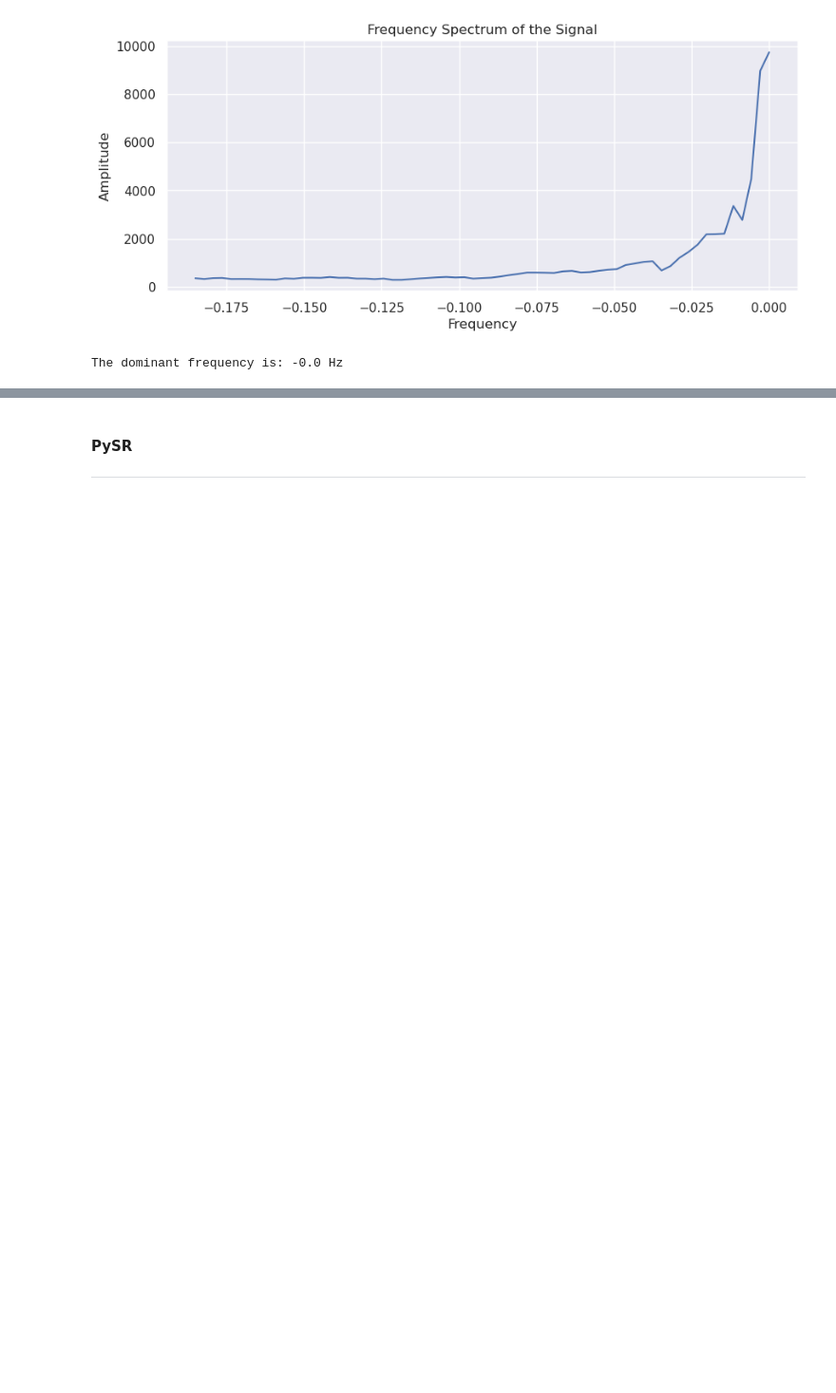
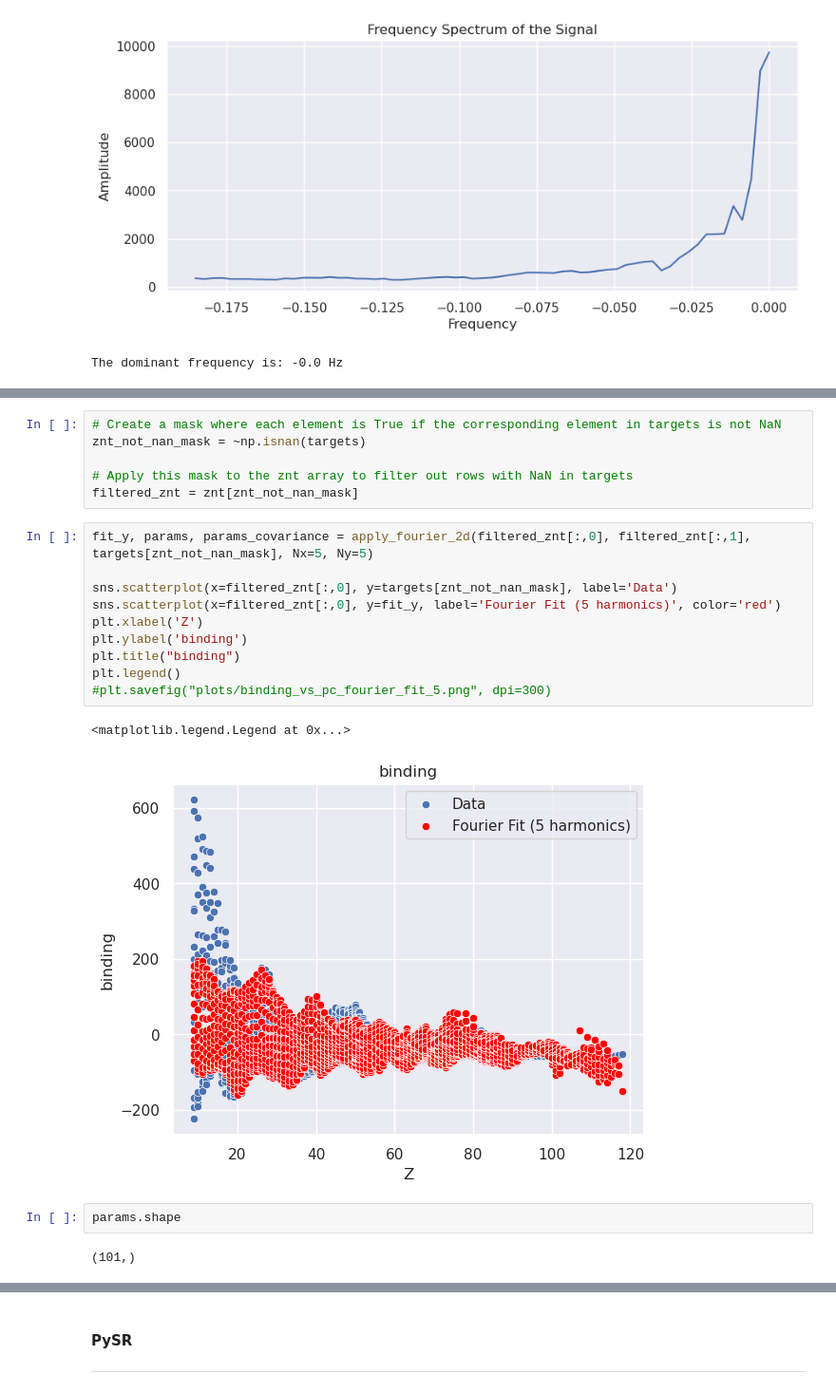
Before and after one commit to strifinopoulos/NuCLR_interp, a Jupyter notebook: interp_fitting.ipynb, the cells around one changed output, grey strips where cells are left out. Shown: that part at 95% size. Cells and saved outputs as stored; diff of their text form; blank space fills up the shorter version.

```diff
--- a/interp_fitting.ipynb
+++ b/interp_fitting.ipynb
@@ -288,0 +341,23 @@ The dominant frequency is: -0.0 Hz
+# %%
+# Create a mask where each element is True if the corresponding element in targets is not NaN
+znt_not_nan_mask = ~np.isnan(targets)
+
+# Apply this mask to the znt array to filter out rows with NaN in targets
+filtered_znt = znt[znt_not_nan_mask]
+# %%
+fit_y, params, params_covariance = apply_fourier_2d(filtered_znt[:,0], filtered_znt[:,1], targets[znt_not_nan_mask], Nx=5, Ny=5)
+
+sns.scatterplot(x=filtered_znt[:,0], y=targets[znt_not_nan_mask], label='Data')
+sns.scatterplot(x=filtered_znt[:,0], y=fit_y, label='Fourier Fit (5 harmonics)', color='red')
+plt.xlabel('Z')
+plt.ylabel('binding')
+plt.title("binding")
+plt.legend()
+#plt.savefig("plots/binding_vs_pc_fourier_fit_5.png", dpi=300)
+# %% [output]
+<matplotlib.legend.Legend at 0x...>
+[figure, added]
+# %%
+params.shape
+# %% [output]
+(101,)
```
Also changed, not shown: parts of 12 cells of this notebook, 6 other files.
